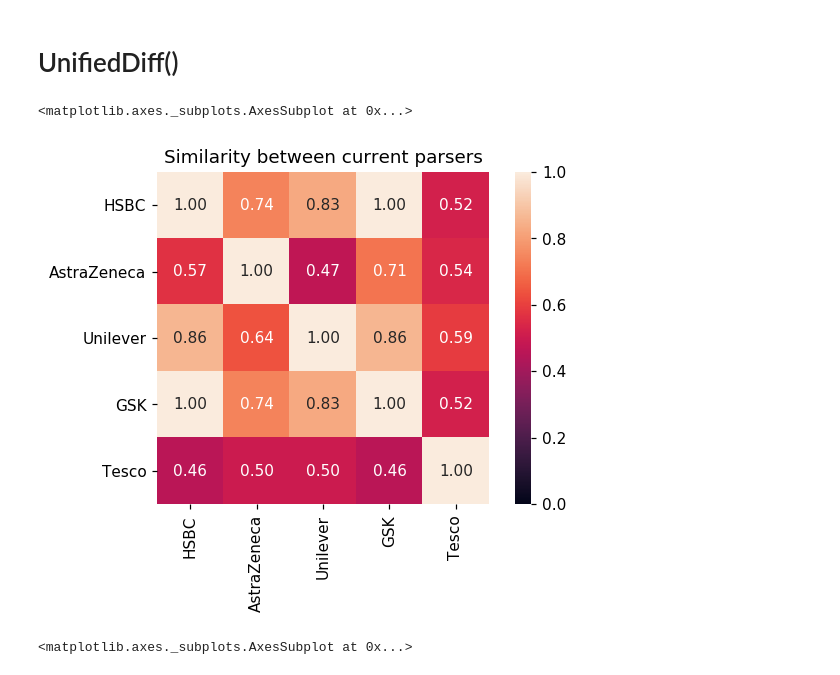
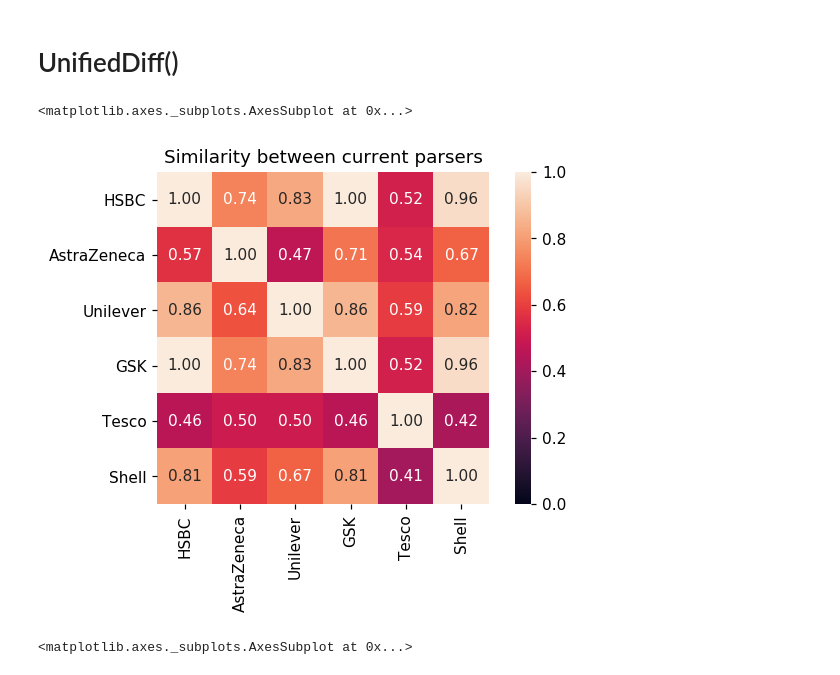
Before and after one commit to jakobtorben/Intelligent-public-web-data-extraction, a Jupyter notebook: ManWebScraper/AST/similarity/heatmaps.ipynb, the cells around one changed output. Cells and saved outputs as stored; diff of their text form; code cells hidden in the pictures.

```diff
--- a/ManWebScraper/AST/similarity/heatmaps.ipynb
+++ b/ManWebScraper/AST/similarity/heatmaps.ipynb
@@ -7,21 +7,22 @@ import matplotlib.pyplot as plt
 # %% [markdown]
 # UnifiedDiff()
 # %%
-current_similarity = [[1, 0.74, 0.83, 1, 0.52],
-                      [0.57, 1, 0.47, 0.71, 0.54],
-                      [0.86, 0.64, 1, 0.86, 0.59],
-                      [1, 0.74, 0.83, 1, 0.52],
-                      [0.46, 0.5, 0.5, 0.46, 1]]
+current_similarity = [[1, 0.74, 0.83, 1, 0.52, 0.96],
+                      [0.57, 1, 0.47, 0.71, 0.54, 0.67],
+                      [0.86, 0.64, 1, 0.86, 0.59, 0.82],
+                      [1, 0.74, 0.83, 1, 0.52, 0.96],
+                      [0.46, 0.5, 0.5, 0.46, 1, 0.42],
+                      [0.81, 0.59, 0.67, 0.81, 0.41, 1]]
 
 data = np.array(current_similarity)
-labels = ['HSBC', 'AstraZeneca', 'Unilever', 'GSK', 'Tesco']
+labels = ['HSBC', 'AstraZeneca', 'Unilever', 'GSK', 'Tesco', 'Shell']
 plt.figure(dpi=110)
 plt.title('Similarity between current parsers')
 sns.heatmap(data, cbar=True, annot=True, square=True, fmt='.2f', annot_kws={'size': 10},
                  yticklabels=labels, xticklabels=labels, vmin=0,vmax=1)
 # %% [output]
 <matplotlib.axes._subplots.AxesSubplot at 0x...>
-[figure, old version]
+[figure, new version]
 # %%
 HSBC_similarity = [[1, 0.91, 0.91],
                    [0.81, 1, 1],
```
Also changed, not shown: parts of 3 cells of this notebook, 1 other file.
